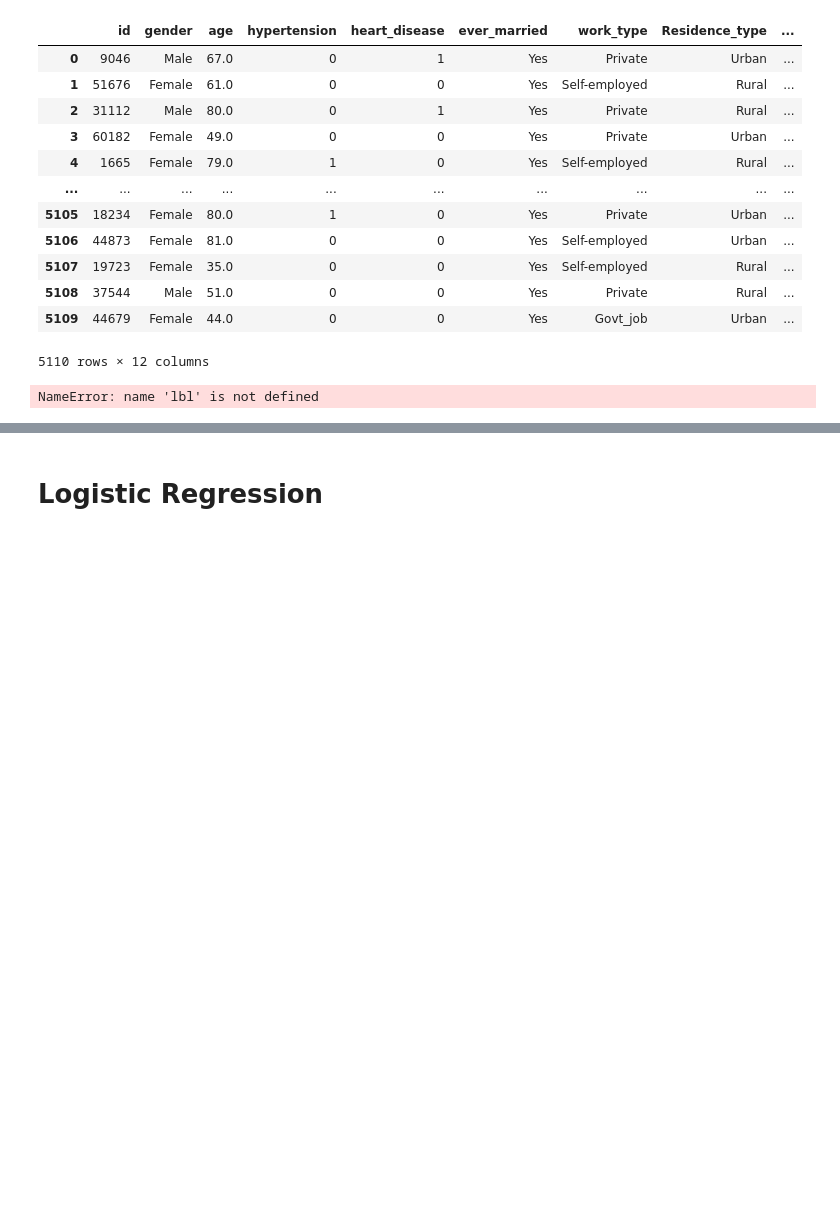
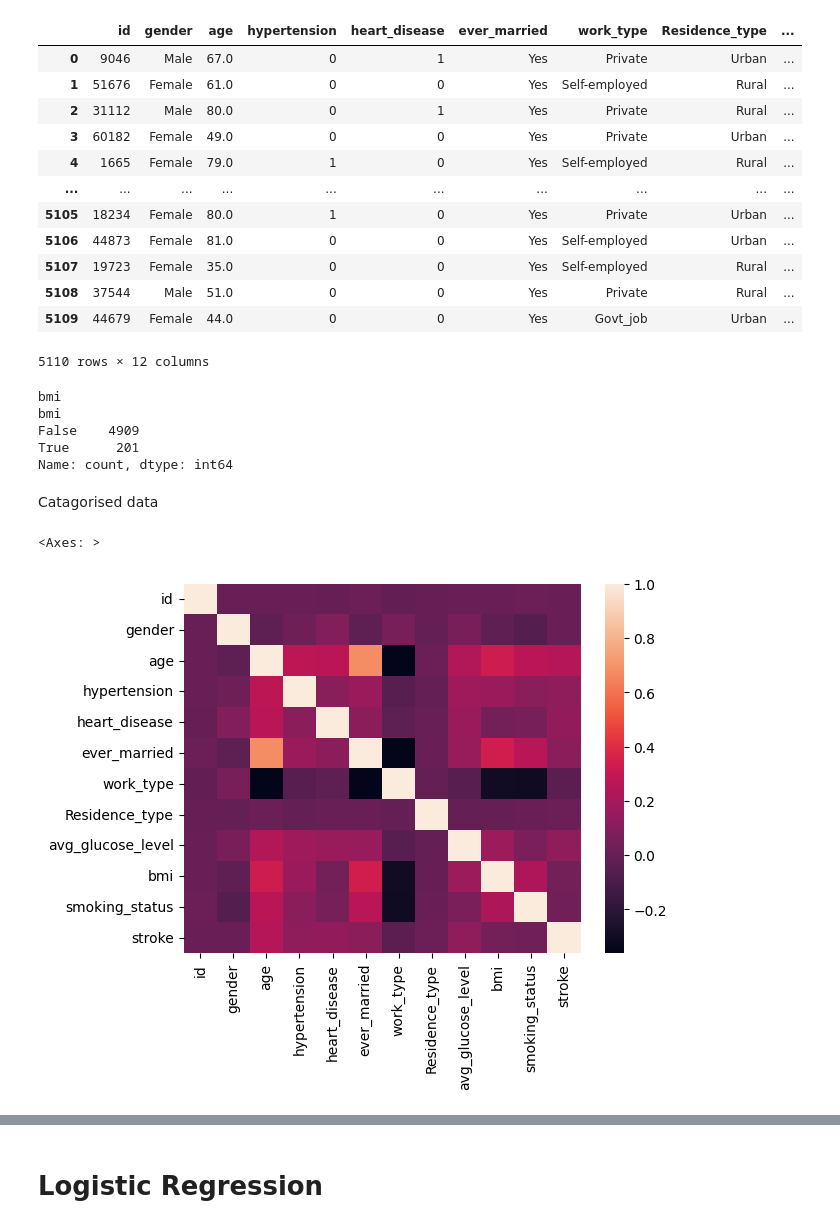
Before and after one commit to prvshkmr/Stroke_Prediction, a Jupyter notebook: Stroke_Predication.ipynb, the cells around one changed output, grey strips where cells are left out. Saved outputs shown, nothing was run; the diff lists cells and outputs as text; code cells hidden in the pictures; blank space fills up the shorter version.

```diff
--- a/Stroke_Predication.ipynb
+++ b/Stroke_Predication.ipynb
@@ -1327,7 +1327,7 @@ from sklearn import metrics
 import seaborn as sns
 from sklearn.utils import resample
 # %%
-df = pd.read_csv('/content/healthcare-dataset-stroke-data.csv')
+df = pd.read_csv('https://raw.githubusercontent.com/prvshkmr/prvshkmr.github.io/main/healthcare-dataset-stroke-data.csv')
 df
 # %% [output]
 |  | id | gender | age | hypertension | heart_disease | ever_married | work_type | Residence_type | ... |
@@ -1343,14 +1343,43 @@ df
 | 5108 | 37544 | Male | 51.0 | 0 | 0 | Yes | Private | Rural | ... |
 | 5109 | 44679 | Female | 44.0 | 0 | 0 | Yes | Govt_job | Urban | ... |
 5110 rows × 12 columns
+# %%
+#check for missing trainign_data
+missing_training_data = df.isnull()
+for column in missing_training_data.columns.values.tolist():
+    if True in missing_training_data[column].value_counts().index.tolist():
+        print(column)
+        print (missing_training_data[column].value_counts())
+        print("")
+# %% [output]
+bmi
+bmi
+False    4909
+True      201
+Name: count, dtype: int64
+# %%
+df['bmi'].replace(np.nan, df['bmi'].astype('float').mean(axis=0), inplace=True)
+# %% [markdown]
+Catagorised data
+# %%
+lbl=preprocessing.LabelEncoder()
+df['gender'] = lbl.fit_transform(df['gender'])
+df['ever_married'] = lbl.fit_transform(df['ever_married'])
+df['work_type'] = lbl.fit_transform(df['work_type'])
+df['Residence_type'] = lbl.fit_transform(df['Residence_type'])
 # %%
 #We can consider dropping smoking data all together
 training_data_nosmoke=df.drop(columns='smoking_status',axis=1,inplace=False)
 # Or replace by mode
 df['smoking_status'].fillna(df['smoking_status'].mode()[0], inplace=True)
 df['smoking_status'] = lbl.fit_transform(df['smoking_status'])
-# %% [output]
-NameError: name 'lbl' is not defined
+# %%
+# Correlation heatmap
+corr = df.corr()
+sns.heatmap(corr,xticklabels=corr.columns, yticklabels=corr.columns)
+# %% [output]
+<Axes: >
+[figure, added]
 # %%
 features = list(df.columns[1:11])
 X = df[features]
```
Also changed, not shown: parts of 27 cells of this notebook.
